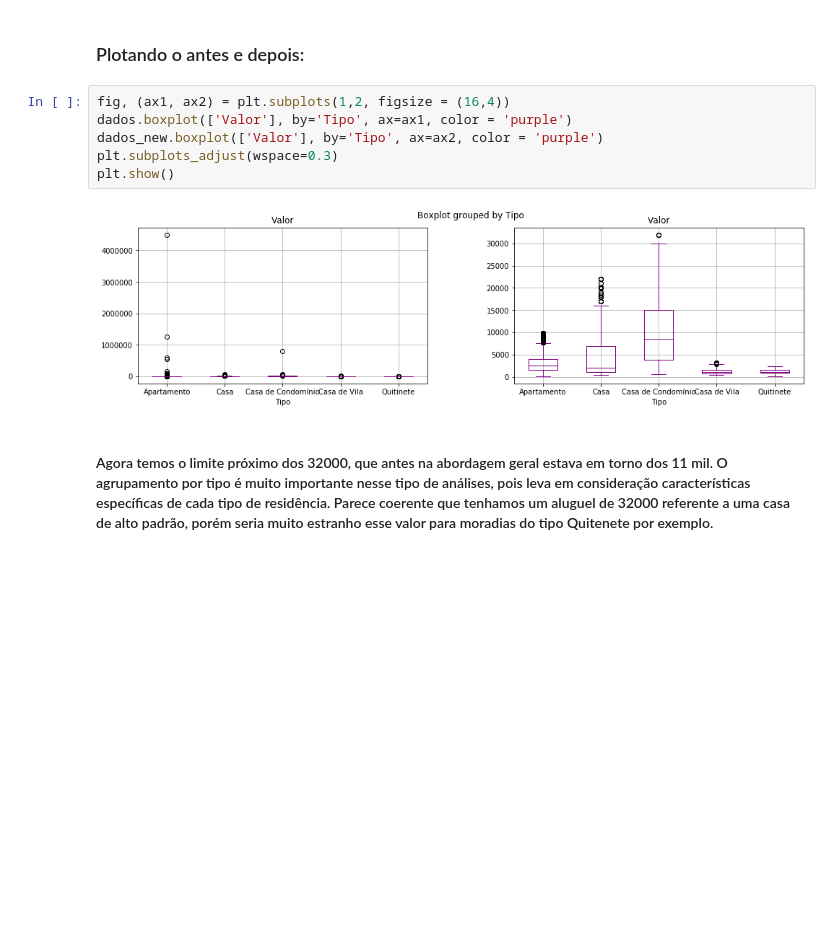
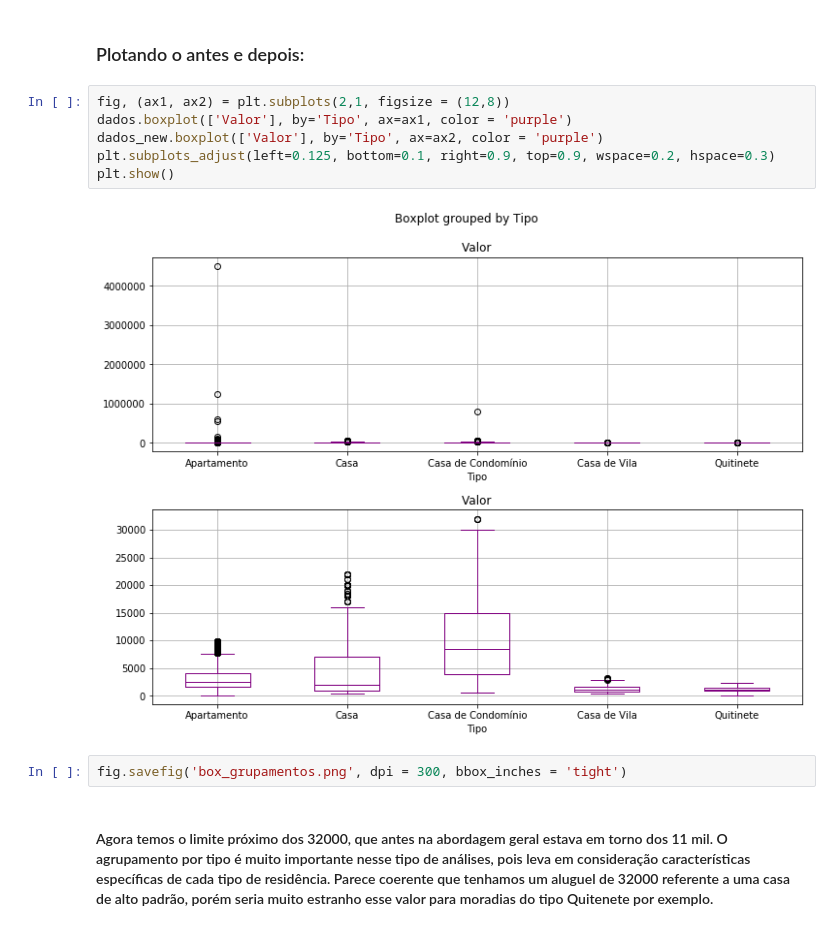
Before and after one commit to j4-metrics/data_science_projects, a Jupyter notebook: Identificando e Removendo Outliers.ipynb, the cells around one changed output. Cells and saved outputs as stored; diff of their text form; blank space fills up the shorter version.

```diff
--- a/Identificando e Removendo Outliers.ipynb
+++ b/Identificando e Removendo Outliers.ipynb
@@ -145,12 +141,14 @@ plt.show()
 # %% [markdown]
 ### Plotando o antes e depois:
 # %%
-fig, (ax1, ax2) = plt.subplots(1,2, figsize = (16,4))
+fig, (ax1, ax2) = plt.subplots(2,1, figsize = (12,8))
 dados.boxplot(['Valor'], by='Tipo', ax=ax1, color = 'purple')
 dados_new.boxplot(['Valor'], by='Tipo', ax=ax2, color = 'purple')
-plt.subplots_adjust(wspace=0.3)
+plt.subplots_adjust(left=0.125, bottom=0.1, right=0.9, top=0.9, wspace=0.2, hspace=0.3)
 plt.show()
 # %% [output]
-[figure, old version]
+[figure, new version]
+# %%
+fig.savefig('box_grupamentos.png', dpi = 300, bbox_inches = 'tight')
 # %% [markdown]
 #### Agora temos o limite próximo dos 32000, que antes na abordagem geral estava em torno dos 11 mil. O agrupamento por tipo é muito importante nesse tipo de análises, pois leva em consideração características específicas de cada tipo de residência. Parece coerente que tenhamos um aluguel de 32000 referente a uma casa de alto padrão, porém seria muito estranho esse valor para moradias do tipo Quitenete por exemplo.
```
Also changed, not shown: parts of 3 cells of this notebook.
